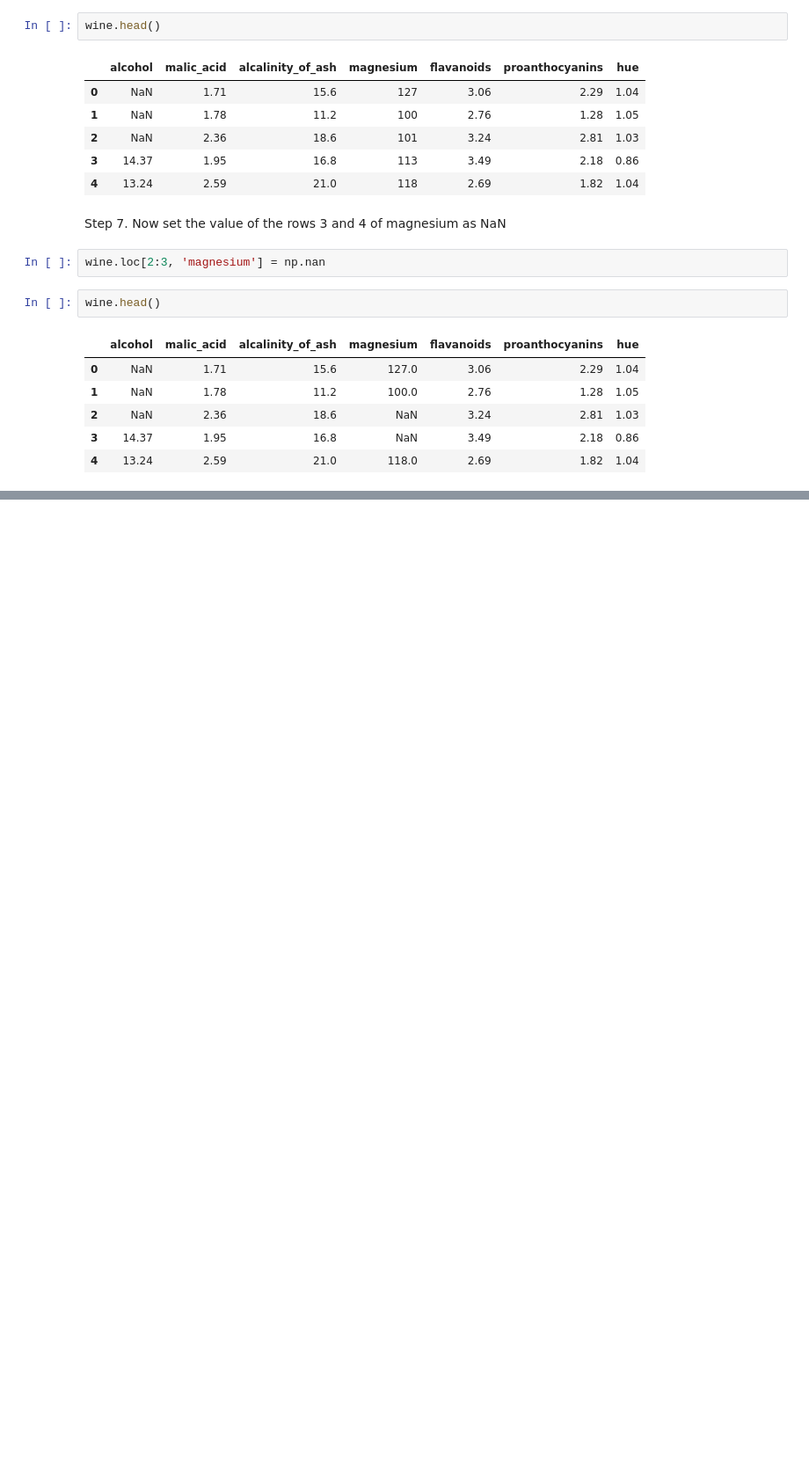
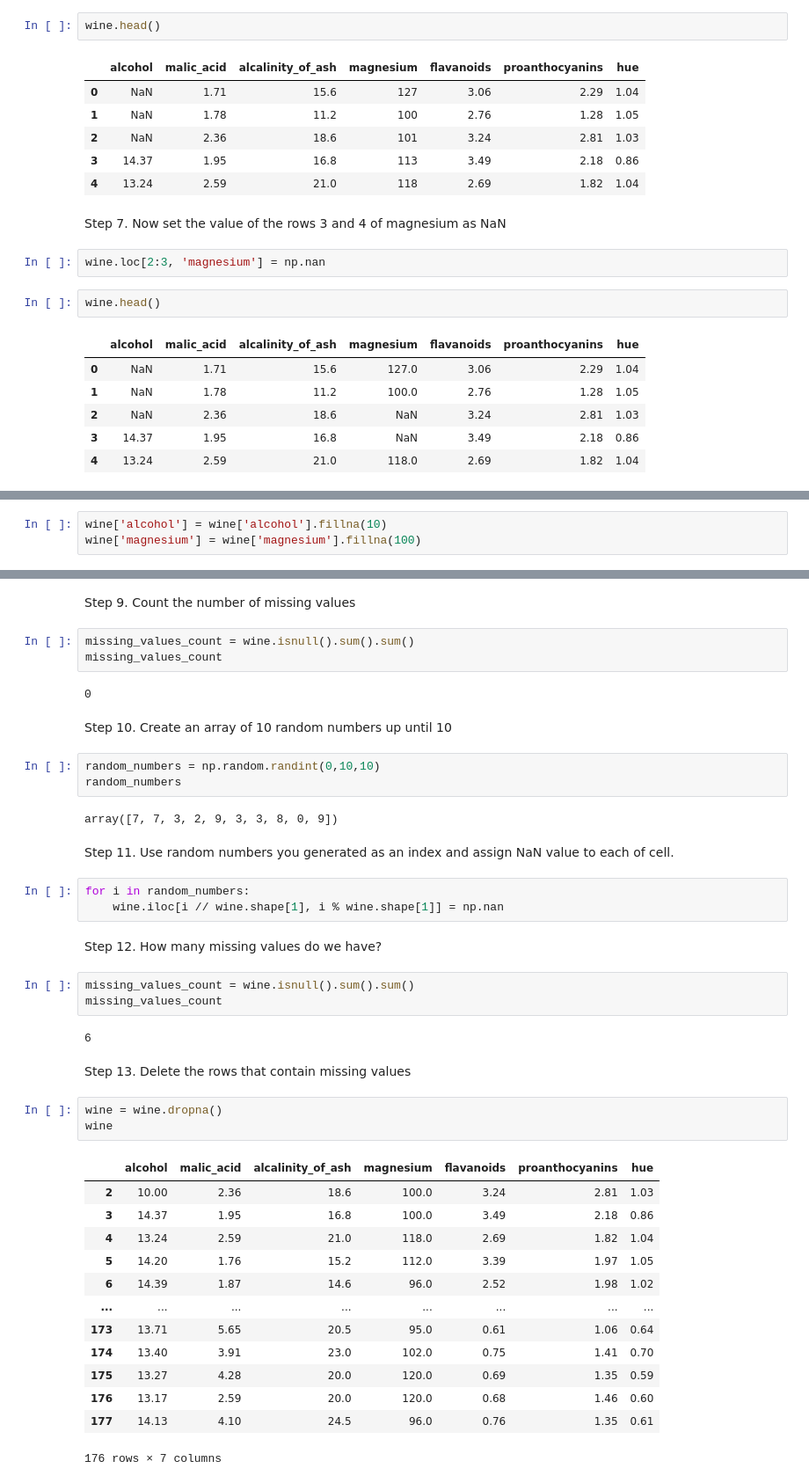
Before and after one commit to puritym8/Python-Data-Analysis, a Jupyter notebook: Pandasweekly_wine.ipynb, the cells around one changed output, grey strips where cells are left out. Shown: that part at 88% size. Saved outputs shown, nothing was run; the diff lists cells and outputs as text; blank space fills up the shorter version.

```diff
--- a/Pandasweekly_wine.ipynb
+++ b/Pandasweekly_wine.ipynb
@@ -74,0 +77,3 @@ wine.head()
+# %%
+wine['alcohol'] = wine['alcohol'].fillna(10)
+wine['magnesium'] = wine['magnesium'].fillna(100)
@@ -74,0 +89,45 @@ wine.head()
+# %% [markdown]
+Step 9. Count the number of missing values
+# %%
+missing_values_count = wine.isnull().sum().sum()
+missing_values_count
+# %% [output]
+0
+# %% [markdown]
+Step 10. Create an array of 10 random numbers up until 10
+# %%
+random_numbers = np.random.randint(0,10,10)
+random_numbers
+# %% [output]
+array([7, 7, 3, 2, 9, 3, 3, 8, 0, 9])
+# %% [markdown]
+Step 11. Use random numbers you generated as an index and assign NaN value to each of cell.
+# %%
+for i in random_numbers:
+    wine.iloc[i // wine.shape[1], i % wine.shape[1]] = np.nan
+# %% [markdown]
+Step 12. How many missing values do we have?
+# %%
+missing_values_count = wine.isnull().sum().sum()
+missing_values_count
+# %% [output]
+6
+# %% [markdown]
+Step 13. Delete the rows that contain missing values
+# %%
+wine = wine.dropna()
+wine
+# %% [output]
+|  | alcohol | malic_acid | alcalinity_of_ash | magnesium | flavanoids | proanthocyanins | hue |
+| 2 | 10.00 | 2.36 | 18.6 | 100.0 | 3.24 | 2.81 | 1.03 |
+| 3 | 14.37 | 1.95 | 16.8 | 100.0 | 3.49 | 2.18 | 0.86 |
+| 4 | 13.24 | 2.59 | 21.0 | 118.0 | 2.69 | 1.82 | 1.04 |
+| 5 | 14.20 | 1.76 | 15.2 | 112.0 | 3.39 | 1.97 | 1.05 |
+| 6 | 14.39 | 1.87 | 14.6 | 96.0 | 2.52 | 1.98 | 1.02 |
+| ... | ... | ... | ... | ... | ... | ... | ... |
+| 173 | 13.71 | 5.65 | 20.5 | 95.0 | 0.61 | 1.06 | 0.64 |
+| 174 | 13.40 | 3.91 | 23.0 | 102.0 | 0.75 | 1.41 | 0.70 |
+| 175 | 13.27 | 4.28 | 20.0 | 120.0 | 0.69 | 1.35 | 0.59 |
+| 176 | 13.17 | 2.59 | 20.0 | 120.0 | 0.68 | 1.46 | 0.60 |
+| 177 | 14.13 | 4.10 | 24.5 | 96.0 | 0.76 | 1.35 | 0.61 |
+176 rows × 7 columns
```
Also changed, not shown: parts of 7 cells of this notebook.
